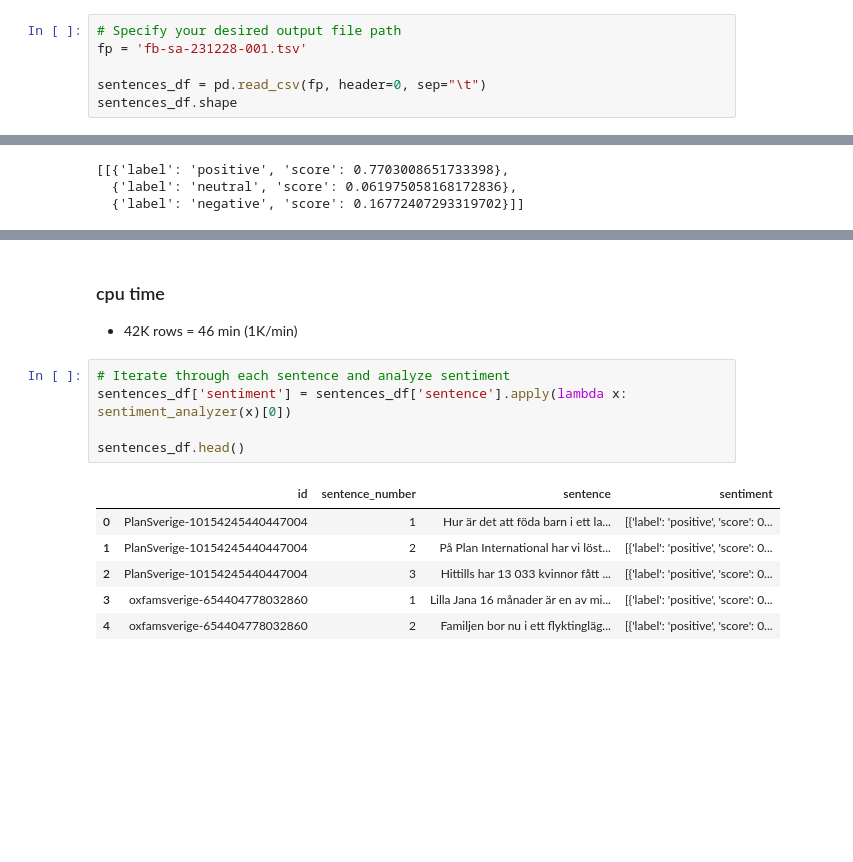
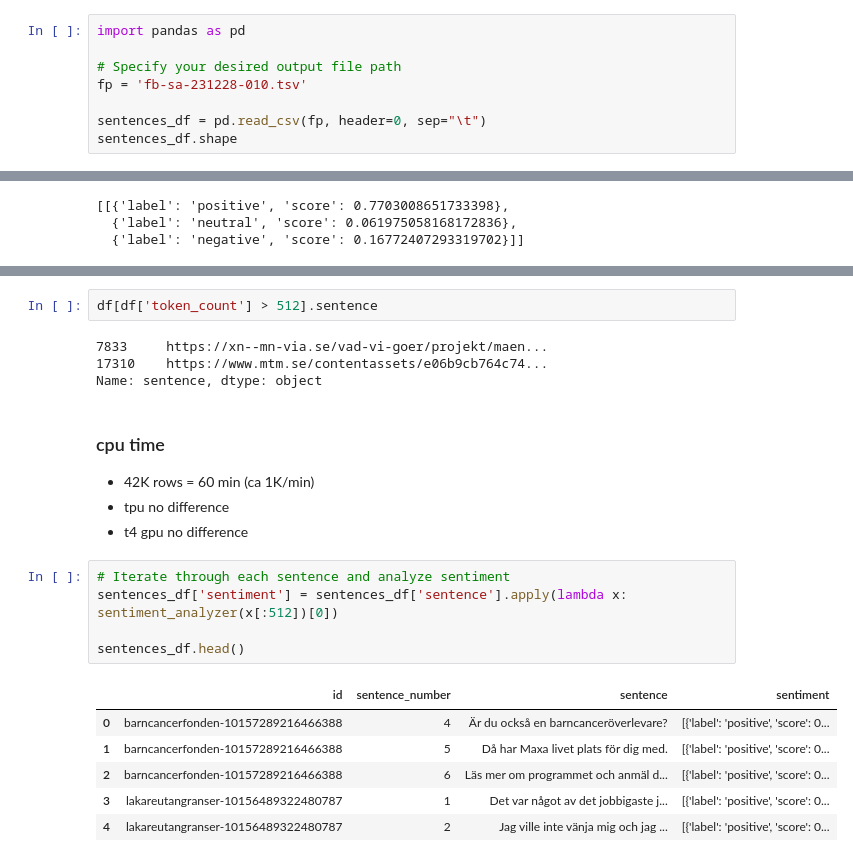
Before and after one commit to nils-holmberg/scom-org, a Jupyter notebook: jnb/socm_sa.ipynb, the cells around one changed output, grey strips where cells are left out. Drawn from its saved outputs; the diff is of its cells as text; blank space fills up the shorter version.

Commit message:
social media sentiment analysis @ 240102-173857

```diff
--- a/jnb/socm_sa.ipynb
+++ b/jnb/socm_sa.ipynb
@@ -126,8 +135,10 @@ fb-sa-231228-008.tsv
 fb-sa-231228-009.tsv
 fb-sa-231228-010.tsv
 # %%
+import pandas as pd
+
 # Specify your desired output file path
-fp = 'fb-sa-231228-001.tsv'
+fp = 'fb-sa-231228-010.tsv'
 
 sentences_df = pd.read_csv(fp, header=0, sep="\t")
 sentences_df.shape
@@ -181,16 +235,24 @@ sentiment_analyzer("jag älskar den här filmen!")
+# %%
+df[df['token_count'] > 512].sentence
+# %% [output]
+7833     https://xn--mn-via.se/vad-vi-goer/projekt/maen...
+17310    https://www.mtm.se/contentassets/e06b9cb764c74...
+Name: sentence, dtype: object
 # %% [markdown]
 ### cpu time
 
-- 42K rows = 46 min (1K/min)
+- 42K rows = 60 min (ca 1K/min)
+- tpu no difference
+- t4 gpu no difference
 # %%
 # Iterate through each sentence and analyze sentiment
-sentences_df['sentiment'] = sentences_df['sentence'].apply(lambda x: sentiment_analyzer(x)[0])
+sentences_df['sentiment'] = sentences_df['sentence'].apply(lambda x: sentiment_analyzer(x[:512])[0])
 
 sentences_df.head()
 # %% [output]
 |  | id | sentence_number | sentence | sentiment |
-| 0 | PlanSverige-10154245440447004 | 1 | Hur är det att föda barn i ett la... | [{'label': 'positive', 'score': 0... |
-| 1 | PlanSverige-10154245440447004 | 2 | På Plan International har vi löst... | [{'label': 'positive', 'score': 0... |
-| 2 | PlanSverige-10154245440447004 | 3 | Hittills har 13 033 kvinnor fått ... | [{'label': 'positive', 'score': 0... |
-| 3 | oxfamsverige-654404778032860 | 1 | Lilla Jana 16 månader är en av mi... | [{'label': 'positive', 'score': 0... |
-| 4 | oxfamsverige-654404778032860 | 2 | Familjen bor nu i ett flyktingläg... | [{'label': 'positive', 'score': 0... |
+| 0 | barncancerfonden-10157289216466388 | 4 | Är du också en barncanceröverlevare? | [{'label': 'positive', 'score': 0... |
+| 1 | barncancerfonden-10157289216466388 | 5 | Då har Maxa livet plats för dig med. | [{'label': 'positive', 'score': 0... |
+| 2 | barncancerfonden-10157289216466388 | 6 | Läs mer om programmet och anmäl d... | [{'label': 'positive', 'score': 0... |
+| 3 | lakareutangranser-10156489322480787 | 1 | Det var något av det jobbigaste j... | [{'label': 'positive', 'score': 0... |
+| 4 | lakareutangranser-10156489322480787 | 2 | Jag ville inte vänja mig och jag ... | [{'label': 'positive', 'score': 0... |
```
Also changed, not shown: parts of 17 cells of this notebook, 11 other files.
